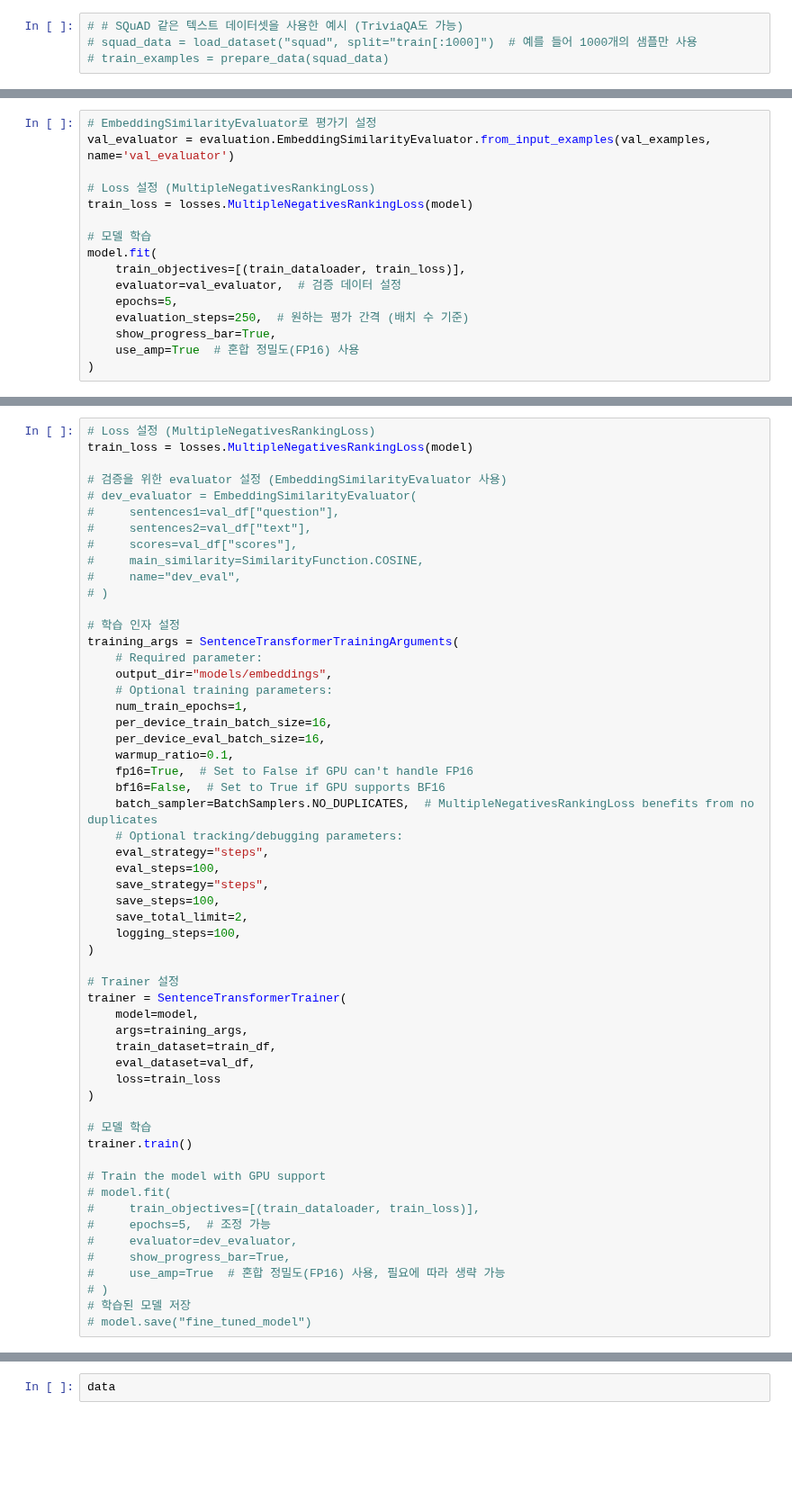
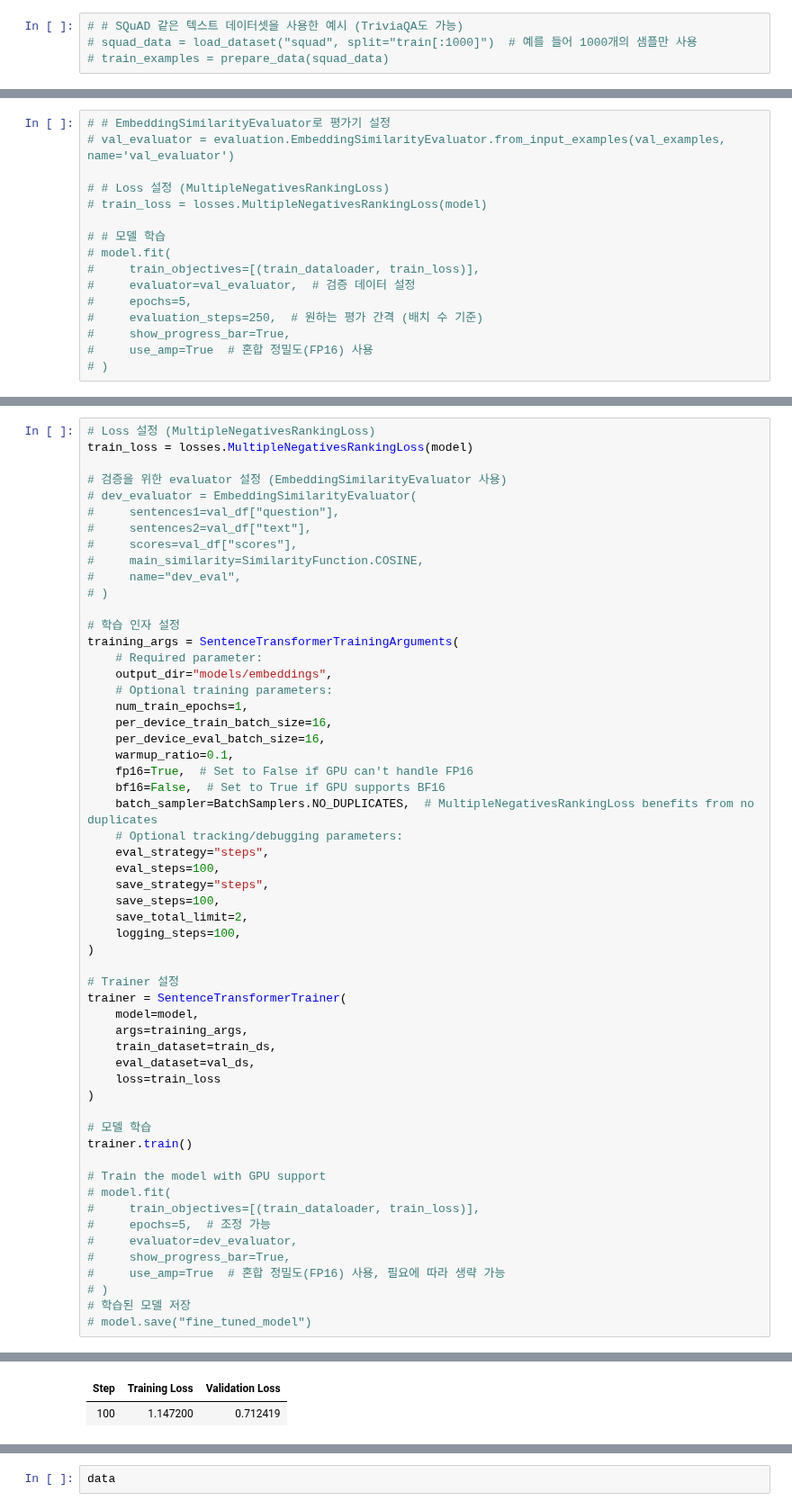
Before and after one commit to lab-paper-code/QriousRAG, a Jupyter notebook: embedding/aws_embed.ipynb, the cells around one changed output, grey strips where cells are left out. Shown at 90% size. Cells and saved outputs as stored; diff of their text form; blank space fills up the shorter version.

Commit message:
fixed trainer

```diff
--- a/embedding/aws_embed.ipynb
+++ b/embedding/aws_embed.ipynb
@@ -72,16 +74,16 @@ val_dataloader = DataLoader(val_examples, shuffle=True, batch_size=32)
 # %%
-# EmbeddingSimilarityEvaluator로 평가기 설정
-val_evaluator = evaluation.EmbeddingSimilarityEvaluator.from_input_examples(val_examples, name='val_evaluator')
+# # EmbeddingSimilarityEvaluator로 평가기 설정
+# val_evaluator = evaluation.EmbeddingSimilarityEvaluator.from_input_examples(val_examples, name='val_evaluator')
 
-# Loss 설정 (MultipleNegativesRankingLoss)
-train_loss = losses.MultipleNegativesRankingLoss(model)
+# # Loss 설정 (MultipleNegativesRankingLoss)
+# train_loss = losses.MultipleNegativesRankingLoss(model)
 
-# 모델 학습
-model.fit(
-    train_objectives=[(train_dataloader, train_loss)],
-    evaluator=val_evaluator,  # 검증 데이터 설정
-    epochs=5,
-    evaluation_steps=250,  # 원하는 평가 간격 (배치 수 기준)
-    show_progress_bar=True,
-    use_amp=True  # 혼합 정밀도(FP16) 사용
-)
+# # 모델 학습
+# model.fit(
+#     train_objectives=[(train_dataloader, train_loss)],
+#     evaluator=val_evaluator,  # 검증 데이터 설정
+#     epochs=5,
+#     evaluation_steps=250,  # 원하는 평가 간격 (배치 수 기준)
+#     show_progress_bar=True,
+#     use_amp=True  # 혼합 정밀도(FP16) 사용
+# )
@@ -145,8 +130,8 @@ training_args = SentenceTransformerTrainingArguments(
 trainer = SentenceTransformerTrainer(
     model=model,
     args=training_args,
-    train_dataset=train_df,
-    eval_dataset=val_df,
+    train_dataset=train_ds,
+    eval_dataset=val_ds,
     loss=train_loss
 )
 
@@ -169,0 +159,2 @@ ValueError: The truth value of a DataFrame is ambiguous. Use a.empty, a.bool(),
+| Step | Training Loss | Validation Loss |
+| 100 | 1.147200 | 0.712419 |
```
Also changed, not shown: parts of 8 cells of this notebook.
